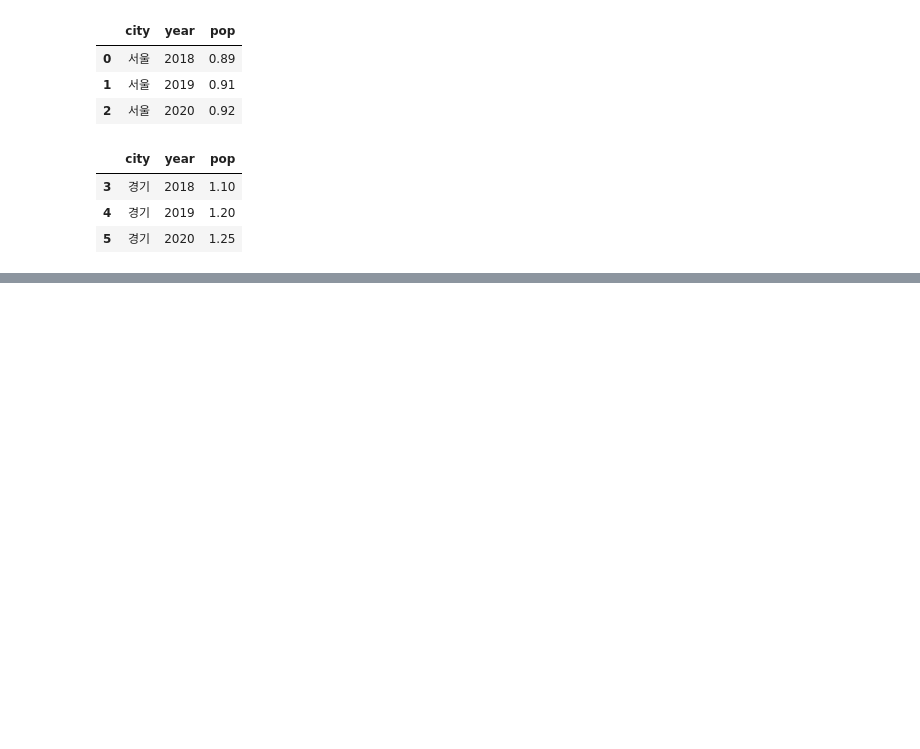
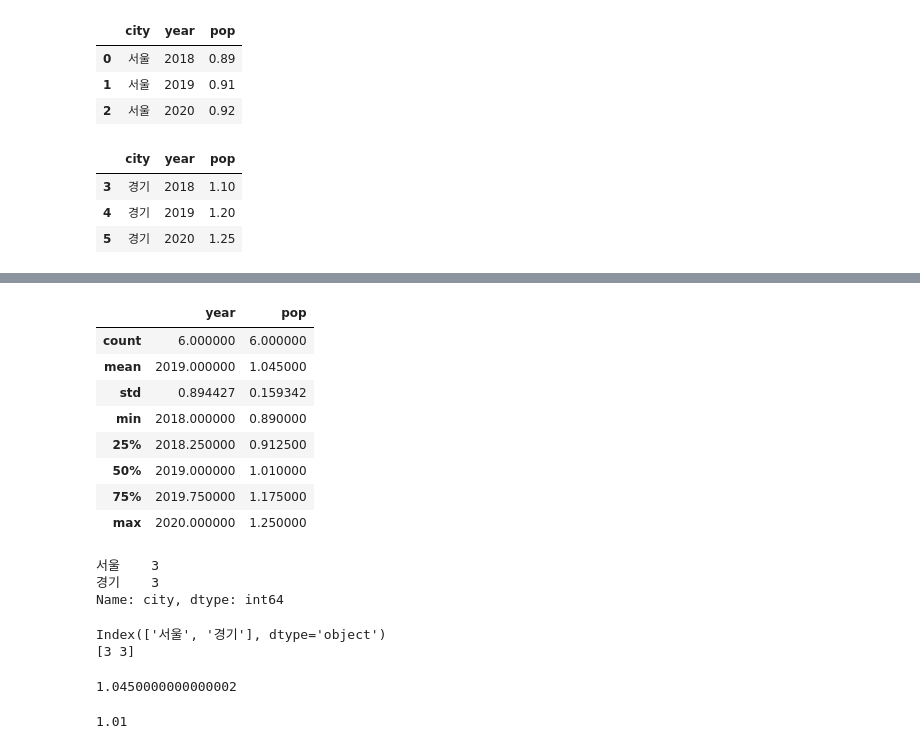
Before and after one commit to JakeOh/202105_itw_bd26, a Jupyter notebook: lab_da/da03_pandas.ipynb, the cells around one changed output, grey strips where cells are left out. Cells and saved outputs as stored; diff of their text form; code cells hidden in the pictures; blank space fills up the shorter version.

```diff
--- a/lab_da/da03_pandas.ipynb
+++ b/lab_da/da03_pandas.ipynb
@@ -315,0 +400,38 @@ df.iloc[-3:]
+# %%
+# 숫자 타입 데이터의 기술 통계량 요약: NA가 아닌 개수, 평균, 표준편차, 최솟값, 4분위수, 최댓값
+df.describe()
+# %% [output]
+|  | year | pop |
+| count | 6.000000 | 6.000000 |
+| mean | 2019.000000 | 1.045000 |
+| std | 0.894427 | 0.159342 |
+| min | 2018.000000 | 0.890000 |
+| 25% | 2018.250000 | 0.912500 |
+| 50% | 2019.000000 | 1.010000 |
+| 75% | 2019.750000 | 1.175000 |
+| max | 2020.000000 | 1.250000 |
+# %%
+# 카테고리 타입 변수의 요약: 빈도수
+df['city'].value_counts()  #> value_count() 메서드의 리턴 타입은 Series
+# %% [output]
+서울    3
+경기    3
+Name: city, dtype: int64
+# %%
+city_counts = df['city'].value_counts()
+print(city_counts.index)
+print(city_counts.values)
+# %% [output]
+Index(['서울', '경기'], dtype='object')
+[3 3]
+# %%
+# pop 컬럼의 평균
+df['pop'].mean()
+# %% [output]
+1.0450000000000002
+# %%
+# data_frame['column'].method_name()
+# mean, var, std, max, min, ...
+df['pop'].median()
+# %% [output]
+1.01
```
Also changed, not shown: parts of 11 cells of this notebook.
